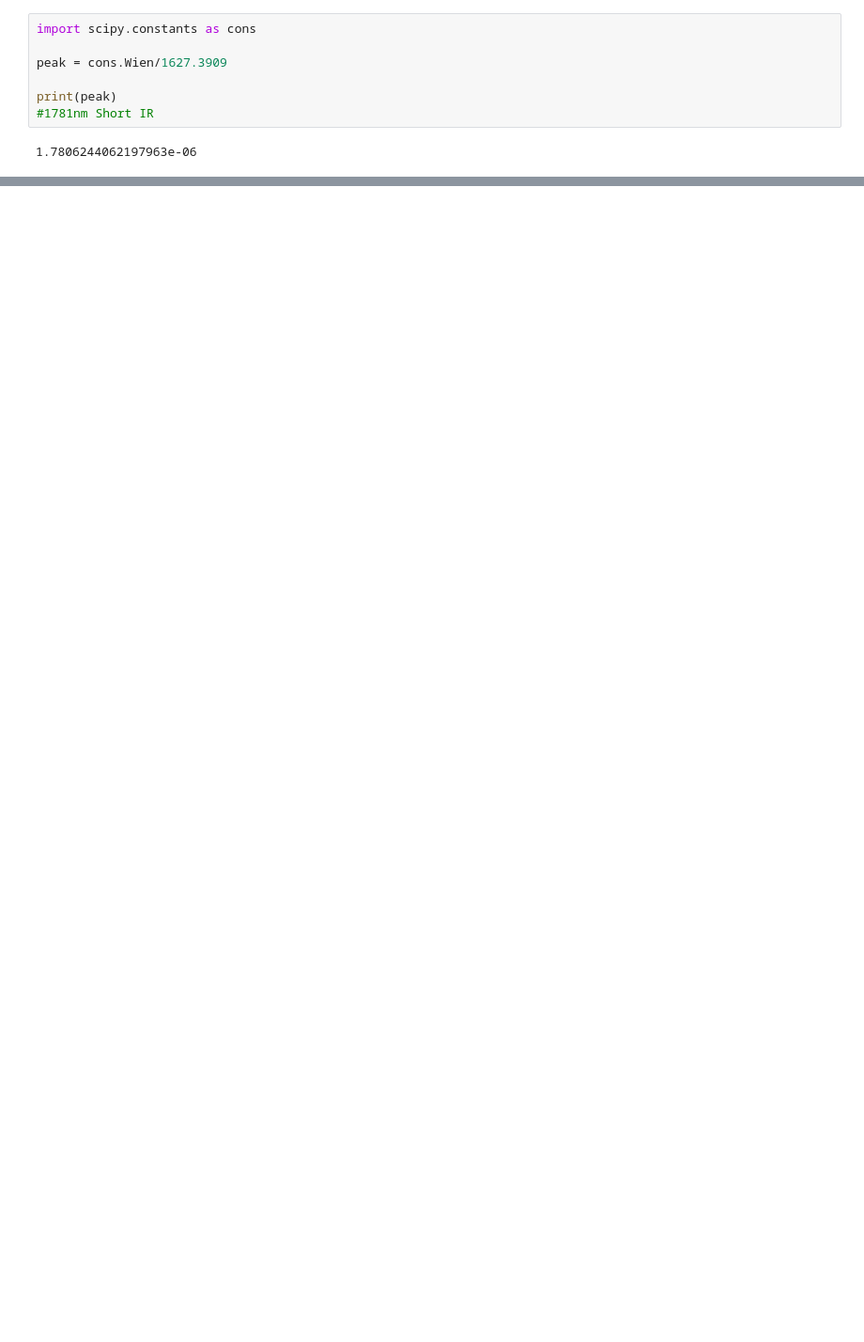
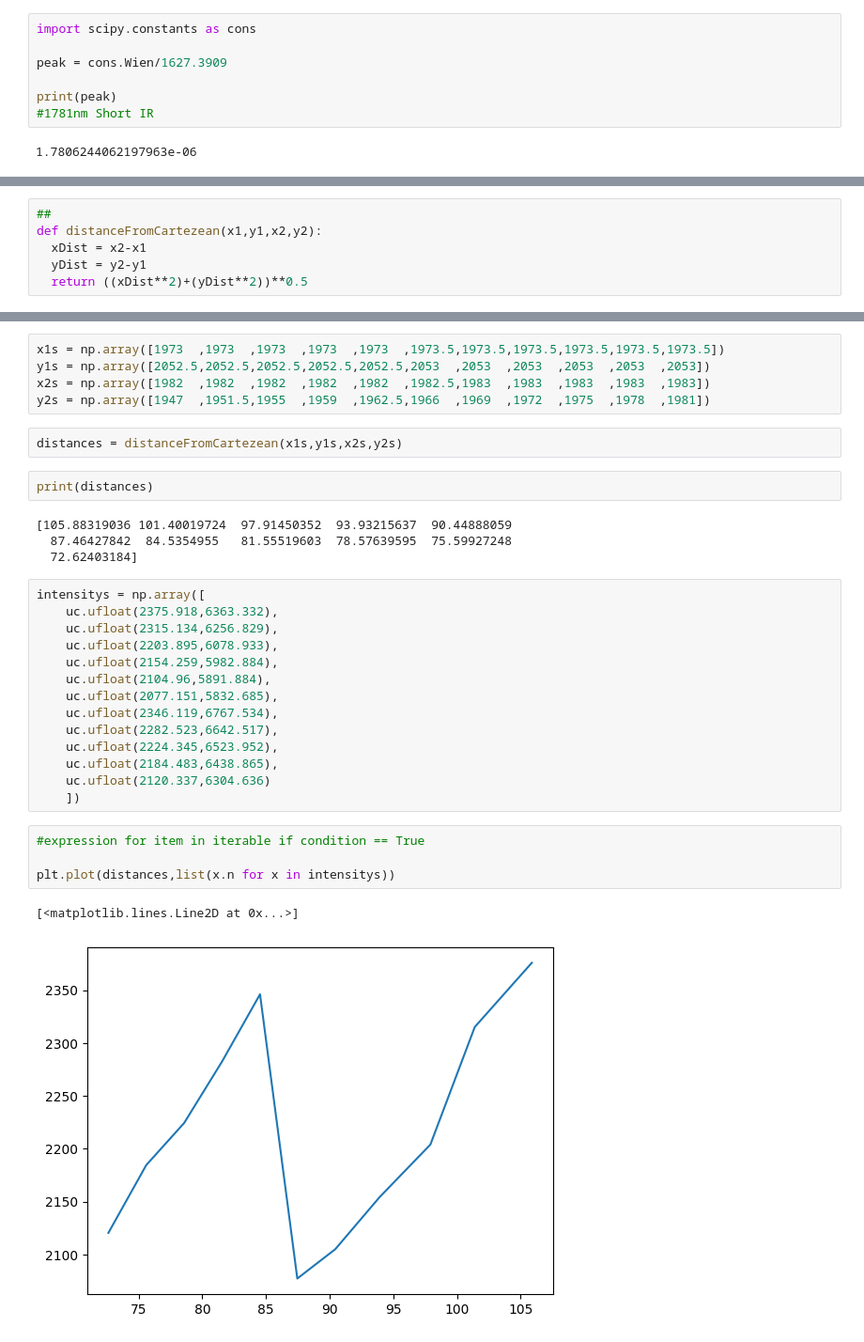
Before and after one commit to StephenJohnson-CardiffUni/Astro, a Jupyter notebook: PlankFitForWeBo.ipynb, the cells around one changed output, grey strips where cells are left out. Shown: that part at 94% size. Cells and saved outputs as stored; diff of their text form; blank space fills up the shorter version.

```diff
--- a/PlankFitForWeBo.ipynb
+++ b/PlankFitForWeBo.ipynb
@@ -44,0 +62,6 @@ plt.plot(areaInPix,Intensity)
+# %%
+##
+def distanceFromCartezean(x1,y1,x2,y2):
+  xDist = x2-x1
+  yDist = y2-y1
+  return ((xDist**2)+(yDist**2))**0.5
@@ -44,0 +72,34 @@ plt.plot(areaInPix,Intensity)
+# %%
+x1s = np.array([1973  ,1973  ,1973  ,1973  ,1973  ,1973.5,1973.5,1973.5,1973.5,1973.5,1973.5])
+y1s = np.array([2052.5,2052.5,2052.5,2052.5,2052.5,2053  ,2053  ,2053  ,2053  ,2053  ,2053])
+x2s = np.array([1982  ,1982  ,1982  ,1982  ,1982  ,1982.5,1983  ,1983  ,1983  ,1983  ,1983])
+y2s = np.array([1947  ,1951.5,1955  ,1959  ,1962.5,1966  ,1969  ,1972  ,1975  ,1978  ,1981])
+# %%
+distances = distanceFromCartezean(x1s,y1s,x2s,y2s)
+# %%
+print(distances)
+# %% [output]
+[105.88319036 101.40019724  97.91450352  93.93215637  90.44888059
+  87.46427842  84.5354955   81.55519603  78.57639595  75.59927248
+  72.62403184]
+# %%
+intensitys = np.array([
+    uc.ufloat(2375.918,6363.332),
+    uc.ufloat(2315.134,6256.829),
+    uc.ufloat(2203.895,6078.933),
+    uc.ufloat(2154.259,5982.884),
+    uc.ufloat(2104.96,5891.884),
+    uc.ufloat(2077.151,5832.685),
+    uc.ufloat(2346.119,6767.534),
+    uc.ufloat(2282.523,6642.517),
+    uc.ufloat(2224.345,6523.952),
+    uc.ufloat(2184.483,6438.865),
+    uc.ufloat(2120.337,6304.636)
+    ])
+# %%
+#expression for item in iterable if condition == True
+
+plt.plot(distances,list(x.n for x in intensitys))
+# %% [output]
+[<matplotlib.lines.Line2D at 0x...>]
+[figure, added]
```
Also changed, not shown: parts of 9 cells of this notebook.
